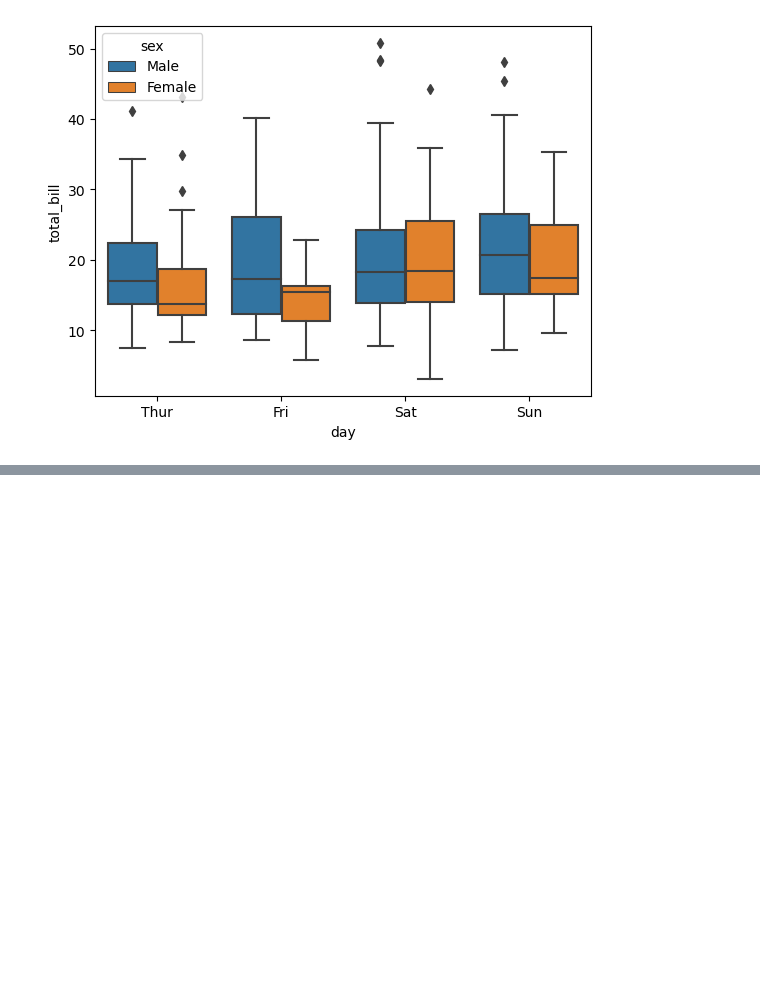
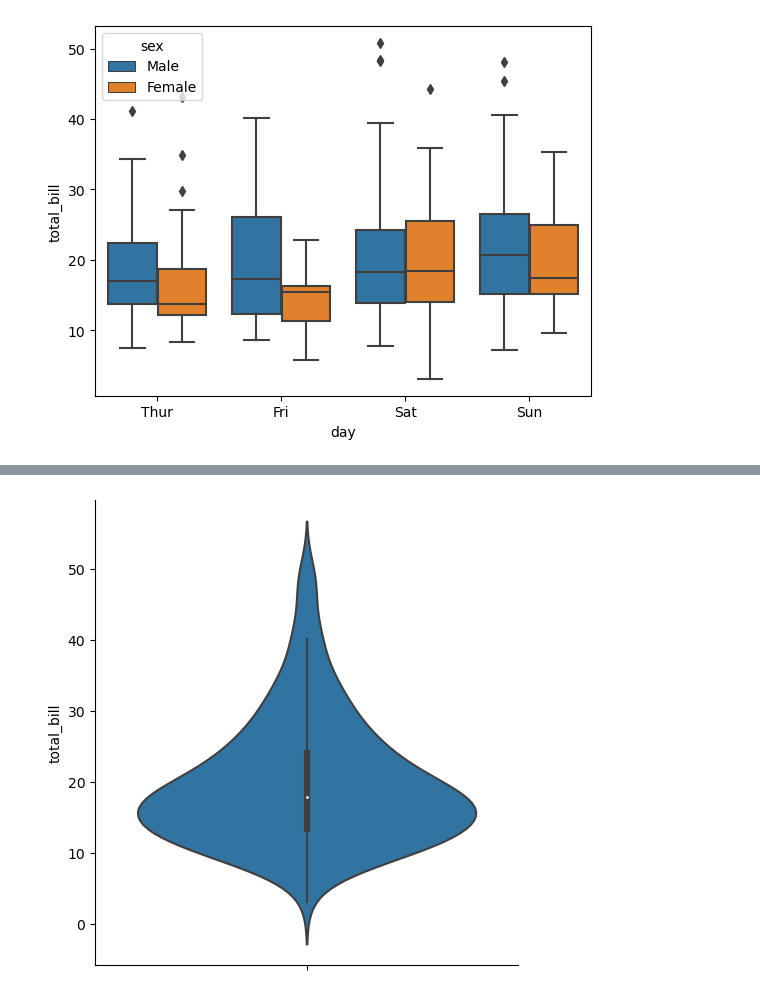
Before and after one commit to Alihanesentas/Exploratory-Data-Analysis, a Jupyter notebook: Day-3.ipynb, the cells around one changed output, grey strips where cells are left out. Drawn from its saved outputs; the diff is of its cells as text; code cells hidden in the pictures; blank space fills up the shorter version.

Commit message:
Violinplot and their crossover

```diff
--- a/Day-3.ipynb
+++ b/Day-3.ipynb
@@ -99,0 +112,4 @@ sns.boxplot(x="day",y="total_bill",hue="sex",data=df)
+# %%
+sns.catplot(y="total_bill", kind="violin", data=df);
+# %% [output]
+[figure, added]
```
Also changed, not shown: parts of 3 cells of this notebook.
